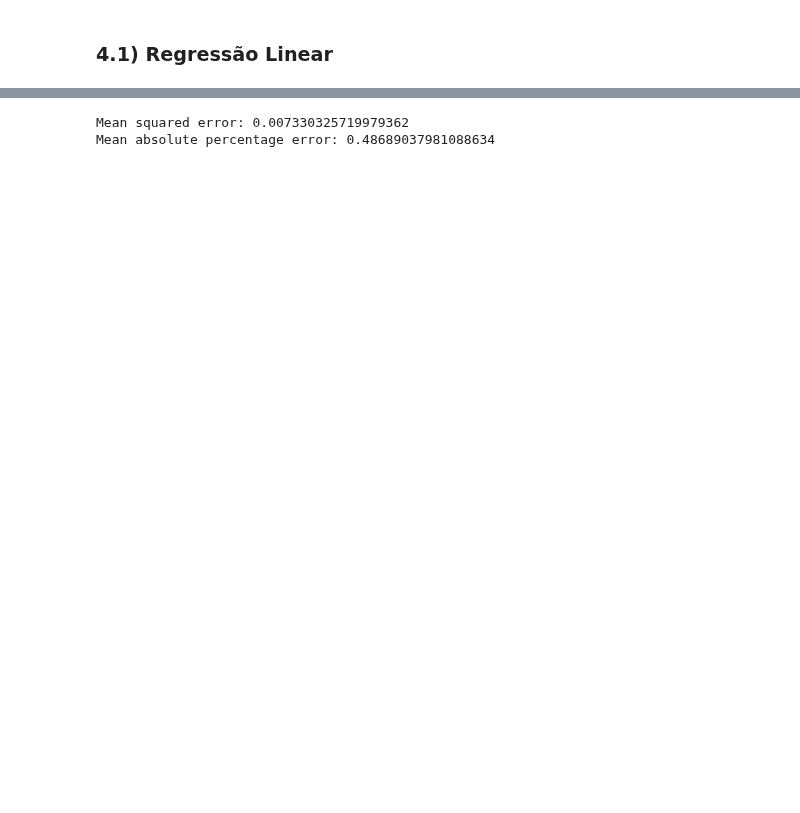
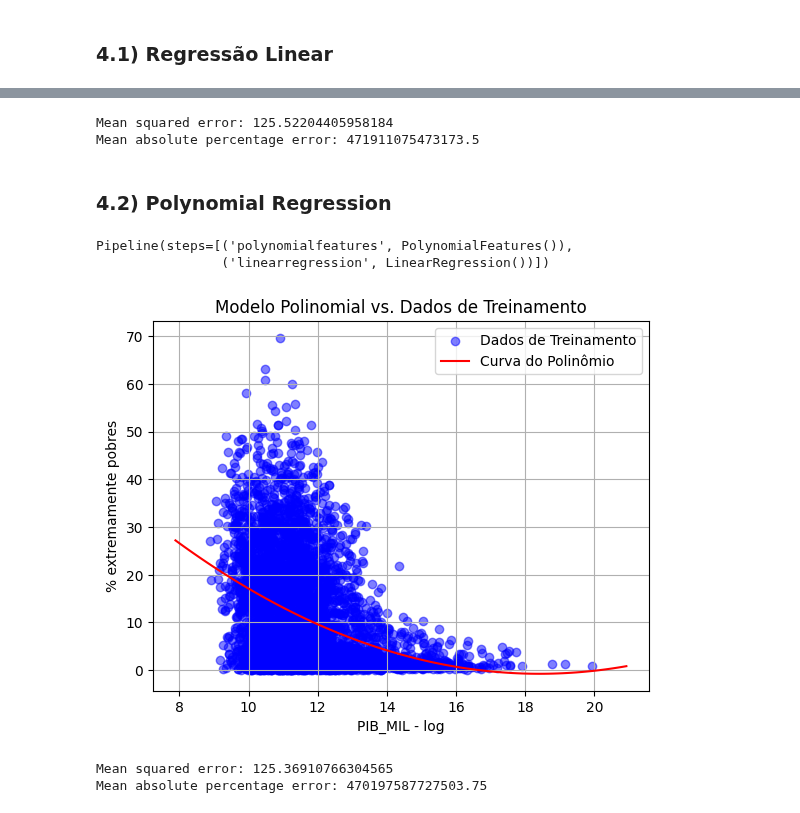
Before and after one commit to caiosoter/BCG2023, a Jupyter notebook: Notebooks/Modelagem_preditiva.ipynb, the cells around one changed output, grey strips where cells are left out. Drawn from its saved outputs; the diff is of its cells as text; code cells hidden in the pictures; blank space fills up the shorter version.

```diff
--- a/Notebooks/Modelagem_preditiva.ipynb
+++ b/Notebooks/Modelagem_preditiva.ipynb
@@ -603,9 +603,46 @@ plt.ylabel("% extremamente pobres");
 # %%
-# Avaliação:
-mse = mean_squared_error(y_test, y_pred)
-mape = mean_absolute_percentage_error(y_test, y_pred)
-print(f"Mean squared error: {mse}")
-print(f"Mean absolute percentage error: {mape}")
+def avaliacao(y_test, y_pred):
+    # Avaliação:
+    mse = mean_squared_error(y_test, y_pred)
+    mape = mean_absolute_percentage_error(y_test, y_pred)
+    print(f"Mean squared error: {mse}")
+    print(f"Mean absolute percentage error: {mape}")
-# %% [output]
-Mean squared error: 0.007330325719979362
-Mean absolute percentage error: 0.48689037981088634
+# %%
+avaliacao(y_test, y_pred)
+# %% [output]
+Mean squared error: 125.52204405958184
+Mean absolute percentage error: 471911075473173.5
+# %% [markdown]
+### 4.2) Polynomial Regression
+# %%
+# Escolha o grau do polinômio
+grau = 2
+
+# Crie um modelo polinomial
+model = make_pipeline(PolynomialFeatures(grau), LinearRegression())
+model.fit(X_train, y_train)
+# %% [output]
+Pipeline(steps=[('polynomialfeatures', PolynomialFeatures()),
+                ('linearregression', LinearRegression())])
+# %%
+def plot_modelo(model, X_train, y_train):
+    X_curve = np.linspace(min(X_train)-1, max(X_train) + 1, 100).reshape(-1, 1)
+    y_curve = model.predict(X_curve)
+    plt.scatter(X_train, y_train, label='Dados de Treinamento', color='blue', alpha=0.5)
+    plt.plot(X_curve, y_curve, label='Curva do Polinômio', color='red')
+    plt.xlabel('PIB_MIL - log')
+    plt.ylabel('% extremamente pobres')
+    plt.legend()
+    plt.title('Modelo Polinomial vs. Dados de Treinamento')
+    plt.grid(True)
+    plt.show()
+# %%
+plot_modelo(model, X_train, y_train)
+# %% [output]
+[figure, added]
+# %%
+y_pred_poly = model.predict(X_test)
+avaliacao(y_test, y_pred_poly)
+# %% [output]
+Mean squared error: 125.36910766304565
+Mean absolute percentage error: 470197587727503.75
```
Also changed, not shown: parts of 12 cells of this notebook, 1 other file.
